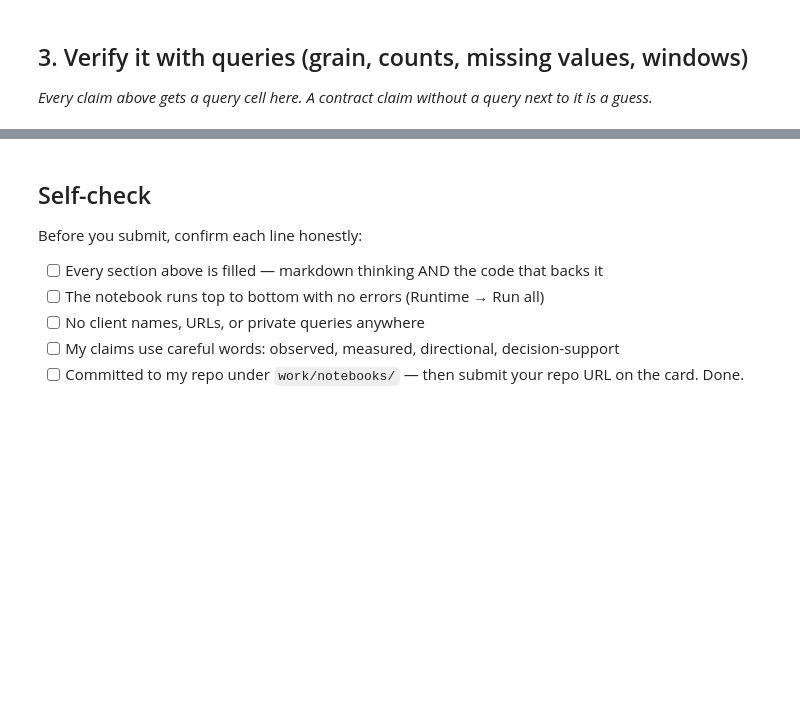
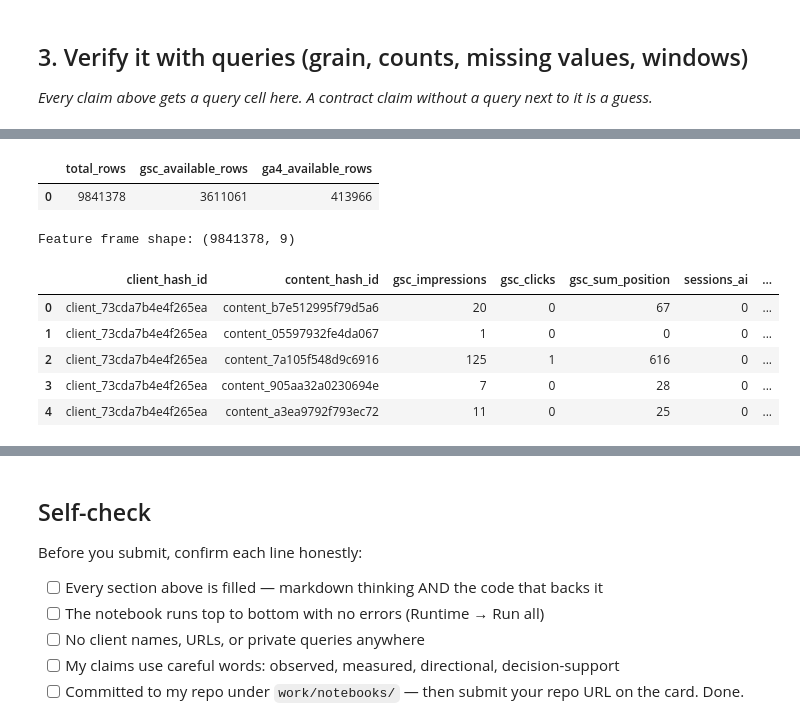
Before and after one commit to Eman123-123/flyrank-ml-internship, a Jupyter notebook: work/notebooks/w03_data_contract.ipynb, the cells around one changed output, grey strips where cells are left out. Saved outputs shown, nothing was run; the diff lists cells and outputs as text; code cells hidden in the pictures; blank space fills up the shorter version.

```diff
--- a/work/notebooks/w03_data_contract.ipynb
+++ b/work/notebooks/w03_data_contract.ipynb
@@ -33,0 +129,74 @@ This skeleton is yours to fill. Work the sections **in order** — each one has
+# %%
+con.sql("""
+SELECT
+    COUNT(*) AS total_rows,
+    COUNT(*) FILTER (WHERE gsc_data_available IS TRUE) AS gsc_available_rows,
+    COUNT(*) FILTER (WHERE ga4_data_available IS TRUE) AS ga4_available_rows
+FROM read_parquet(
+    'hf://datasets/FlyRank/internship-warehouse/fact_content_daily_performance/**/*.parquet'
+)
+WHERE month = '2026-03'
+""").df()
+# %% [output]
+|  | total_rows | gsc_available_rows | ga4_available_rows |
+| 0 | 9841378 | 3611061 | 413966 |
+# %%
+# Five-feature frame: March 2026 features -> April 2026 outcome
+# March is the decision period; April provides the future label.
+
+march = """
+    SELECT
+        client_hash_id,
+        content_hash_id,
+        gsc_impressions,
+        gsc_clicks,
+        gsc_sum_position,
+        sessions_ai,
+        scroll_events
+    FROM read_parquet(
+        'hf://datasets/FlyRank/internship-warehouse/fact_content_daily_performance/**/*.parquet'
+    )
+    WHERE month = '2026-03'
+"""
+
+april = """
+    SELECT
+        client_hash_id,
+        content_hash_id,
+        SUM(COALESCE(gsc_clicks, 0)) AS future_gsc_clicks
+    FROM read_parquet(
+        'hf://datasets/FlyRank/internship-warehouse/fact_content_daily_performance/**/*.parquet'
+    )
+    WHERE month = '2026-04'
+    GROUP BY client_hash_id, content_hash_id
+"""
+
+feature_df = con.sql(f"""
+WITH march AS ({march}),
+april AS ({april})
+SELECT
+    m.client_hash_id,
+    m.content_hash_id,
+    COALESCE(m.gsc_impressions, 0) AS gsc_impressions,
+    COALESCE(m.gsc_clicks, 0) AS gsc_clicks,
+    COALESCE(m.gsc_sum_position, 0) AS gsc_sum_position,
+    COALESCE(m.sessions_ai, 0) AS sessions_ai,
+    COALESCE(m.scroll_events, 0) AS scroll_events,
+    CASE WHEN COALESCE(a.future_gsc_clicks, 0) > 0
+         THEN 1 ELSE 0 END AS label,
+    COALESCE(a.future_gsc_clicks, 0) AS future_gsc_clicks
+FROM march m
+LEFT JOIN april a
+    USING (client_hash_id, content_hash_id)
+""").df()
+
+print("Feature frame shape:", feature_df.shape)
+feature_df.head()
+# %% [output]
+Feature frame shape: (9841378, 9)
+|  | client_hash_id | content_hash_id | gsc_impressions | gsc_clicks | gsc_sum_position | sessions_ai | ... |
+| 0 | client_73cda7b4e4f265ea | content_b7e512995f79d5a6 | 20 | 0 | 67 | 0 | ... |
+| 1 | client_73cda7b4e4f265ea | content_05597932fe4da067 | 1 | 0 | 0 | 0 | ... |
+| 2 | client_73cda7b4e4f265ea | content_7a105f548d9c6916 | 125 | 1 | 616 | 0 | ... |
+| 3 | client_73cda7b4e4f265ea | content_905aa32a0230694e | 7 | 0 | 28 | 0 | ... |
+| 4 | client_73cda7b4e4f265ea | content_a3ea9792f793ec72 | 11 | 0 | 25 | 0 | ... |
```
Also changed, not shown: parts of 17 cells of this notebook.
